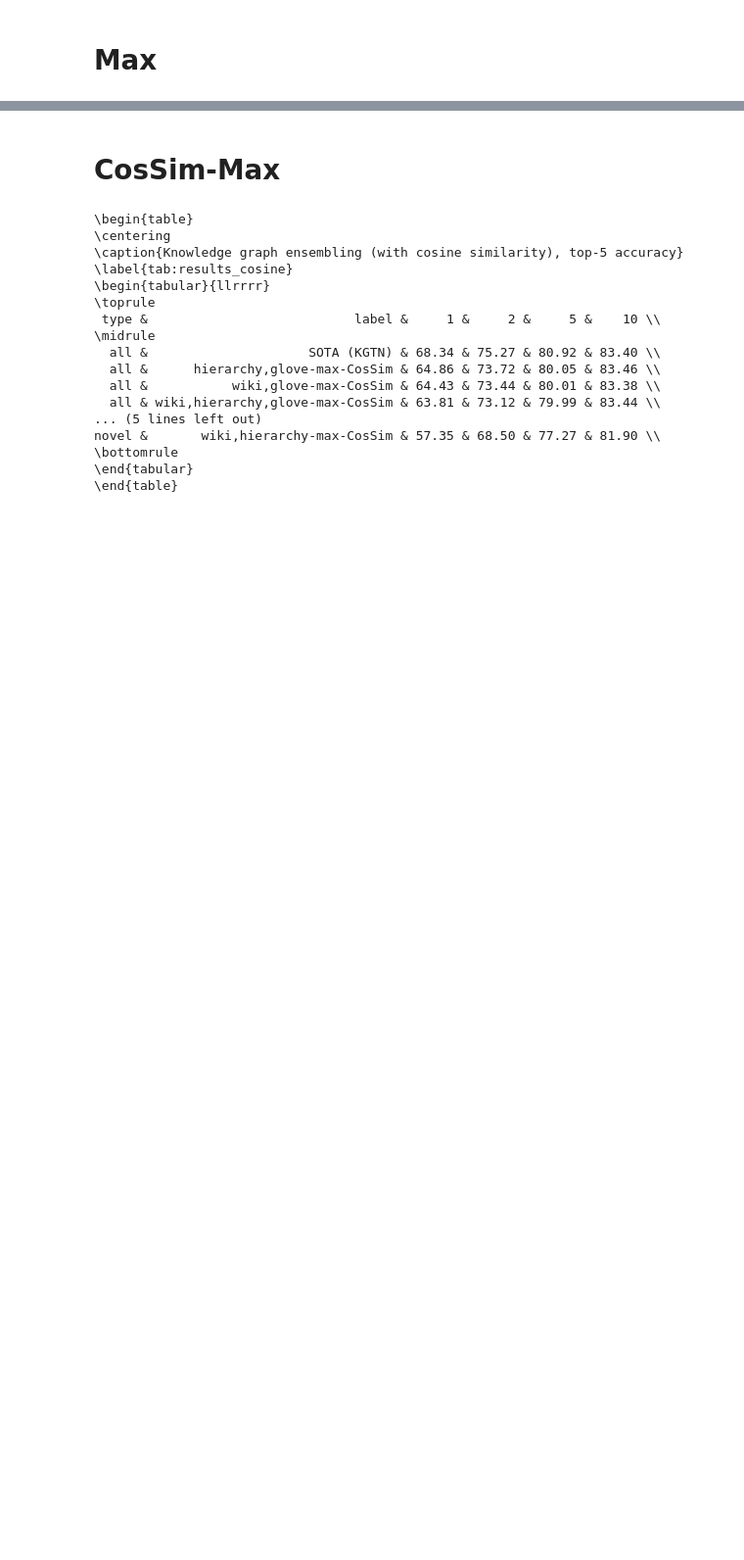
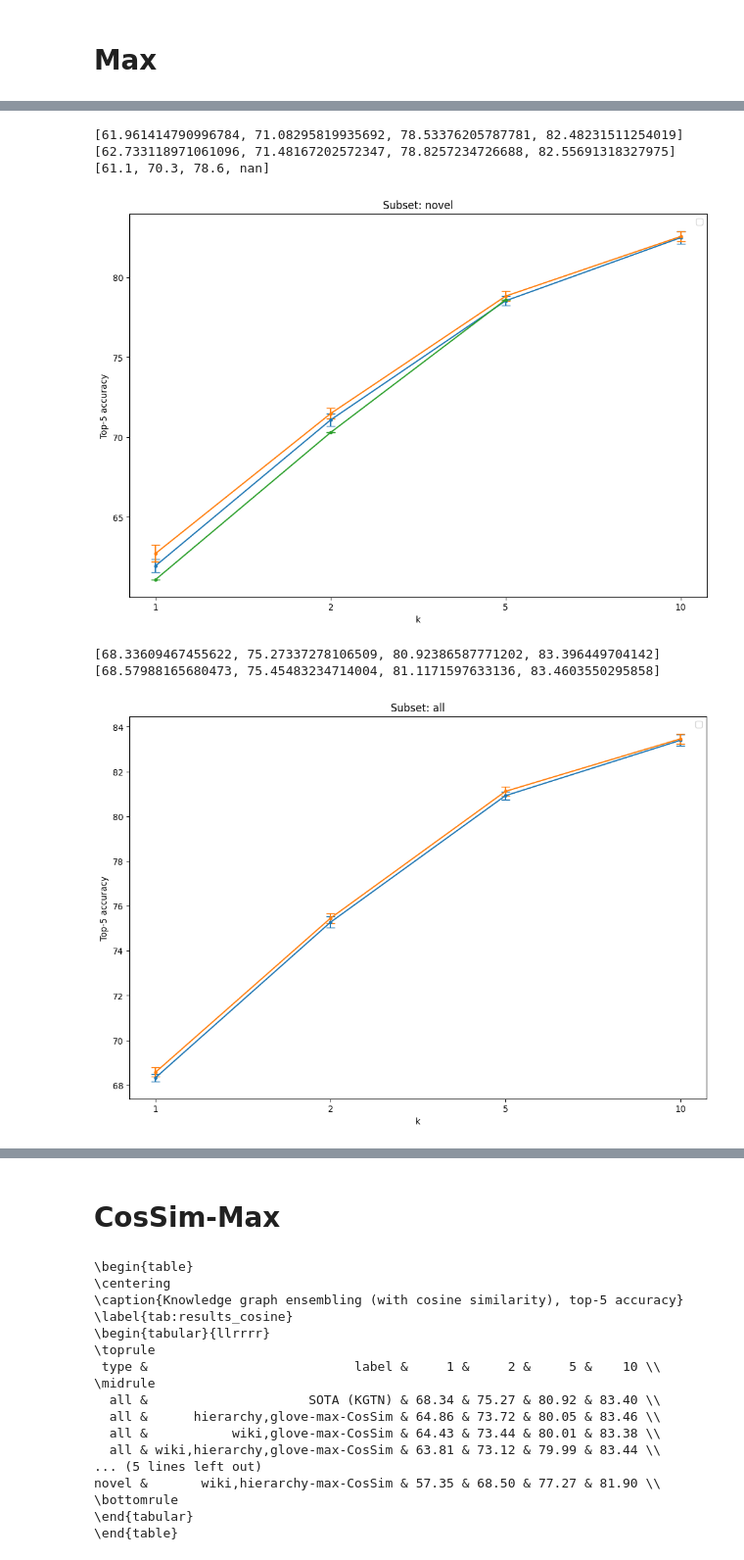
Before and after one commit to DominikFilipiak/KGTN-ens, a Jupyter notebook: notebooks/8_plots_kgtnens.ipynb, the cells around one changed output, grey strips where cells are left out. Shown: that part at 98% size. Saved outputs shown, nothing was run; the diff lists cells and outputs as text; code cells hidden in the pictures; blank space fills up the shorter version.

```diff
--- a/notebooks/8_plots_kgtnens.ipynb
+++ b/notebooks/8_plots_kgtnens.ipynb
@@ -252,0 +206,24 @@ df[df['type']=='all']
+# %%
+aggregation_function = "max"
+similarity_function = "InnerProduct"
+experiment_name = "KGTNens-ResNet50_sgm"
+feature_extractor = 'ResNet50_sgm'
+kgtn_ens_kgs = [f'hierarchy,glove', f'wiki,glove', f'wiki,hierarchy', f'wiki,hierarchy,glove']
+
+baseline_paths = [f"{BASE_DIR}/KGTN2/results/{feature_extractor}/{s1}" for s1 in
+                    ["baseline", f'KGTN/{similarity_function}', *[f"KGTNens/{s2}-{aggregation_function}-{similarity_function}" for s2 in kgtn_ens_kgs]]]
+
+df = get_experiment_df(baseline_paths, feature_extractor, aggregation_function, similarity_function)
+df_diff = get_diff_between_baseline_and_experiments(df, 'KGTN (baseline)', 'KGTN-ens')
+
+df_std_mean = get_experiment_df(baseline_paths, feature_extractor, aggregation_function, similarity_function, stds_intead_of_means=True)
+# df_std_mean = df_std_mean.set_index(['type', 'label'])
+
+df
+
+# print(df.filter(['type', 'label', 1, 2, 5, 10]).sort_values(['type', 'label']).to_latex(
+#     index=False,
+#     float_format="%.2f",
+#     caption='Knowledge graph ensembling (sum), top-5 accuracy',
+#     label='tab:ens-sum',
+#     ))
@@ -252,0 +246,25 @@ df[df['type']=='all']
+# %%
+
+# plot_comparisons_with_errorbards(df, df_std_mean, ['KGTN (baseline)', 'KGTN-ens (h+g)'])
+# ['KGTN (baseline)', 'KGTN-ens (h+g)']
+df_shen2021 = pd.DataFrame.from_dict([{1: 61.1, 2: 70.3, 5: 78.6, 10: None, "type": "novel", "label": "SGM w. graph. reg."}])
+df_shen2021_std = pd.DataFrame.from_dict([{1: 0, 2: 0, 5: 0, 10: None, "type": "novel", "label": "SGM w. graph. reg."}])
+
+plot_comparisons_with_errorbards(
+    pd.concat([df, df_shen2021], ignore_index=True),
+    pd.concat([df_std_mean, df_shen2021_std], ignore_index=True),
+    ['KGTN (baseline)', 'KGTN-ens (h+g)', "SGM w. graph. reg."],
+    figsize=(12, 8),
+    fig_name_prefix="max",
+    fix_matplotlib=True
+    # exp_scale_functions=(partial(np.power, 10.0), np.log10),
+    )
+# df
+# %% [output]
+[61.961414790996784, 71.08295819935692, 78.53376205787781, 82.48231511254019]
+[62.733118971061096, 71.48167202572347, 78.8257234726688, 82.55691318327975]
+[61.1, 70.3, 78.6, nan]
+[figure, added]
+[68.33609467455622, 75.27337278106509, 80.92386587771202, 83.396449704142]
+[68.57988165680473, 75.45483234714004, 81.1171597633136, 83.4603550295858]
+[figure, added]
```
Also changed, not shown: parts of 18 cells of this notebook.
